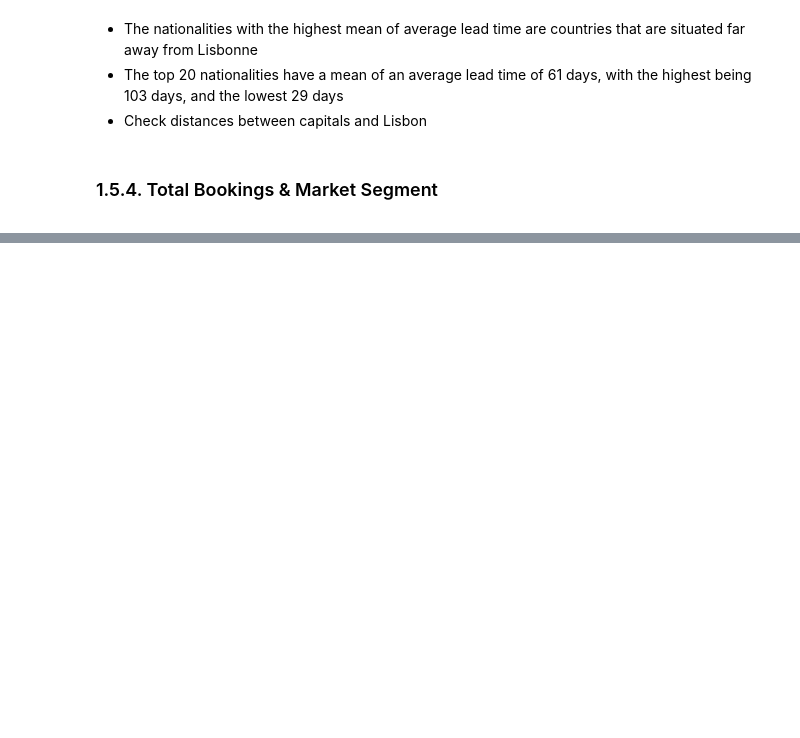
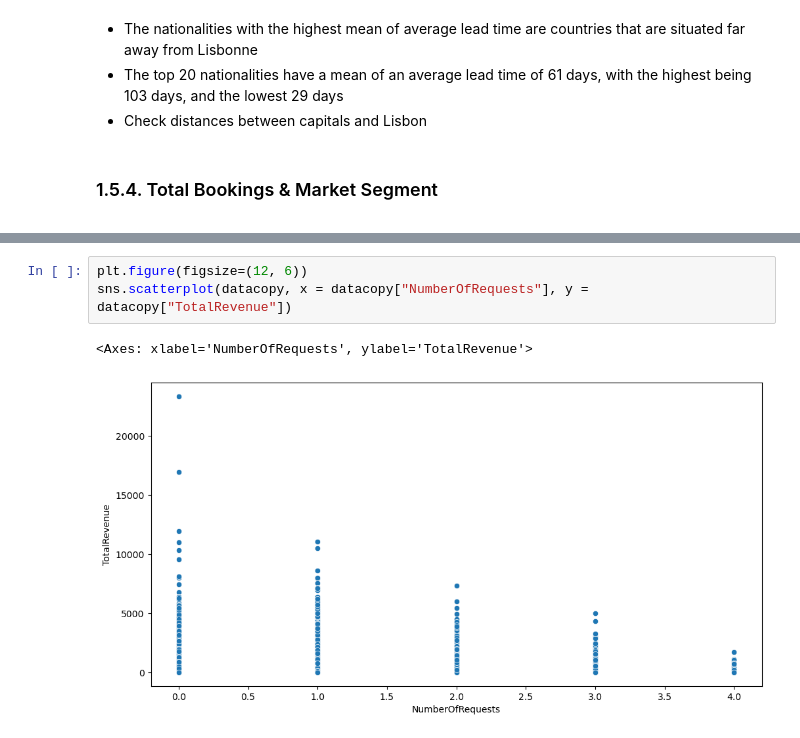
Before and after one commit to RubenCMarques/Hotel-Customer-Segmentation, a Jupyter notebook: Notebooks/Chloe_workspace.ipynb, the cells around one changed output, grey strips where cells are left out. Saved outputs shown, nothing was run; the diff lists cells and outputs as text; blank space fills up the shorter version.

```diff
--- a/Notebooks/Chloe_workspace.ipynb
+++ b/Notebooks/Chloe_workspace.ipynb
@@ -1179,0 +1207,6 @@ Name: AverageLeadTime, dtype: float64
+# %%
+plt.figure(figsize=(12, 6))
+sns.scatterplot(datacopy, x = datacopy["NumberOfRequests"], y = datacopy["TotalRevenue"])
+# %% [output]
+<Axes: xlabel='NumberOfRequests', ylabel='TotalRevenue'>
+[figure, added]
```
Also changed, not shown: parts of 13 cells of this notebook.
